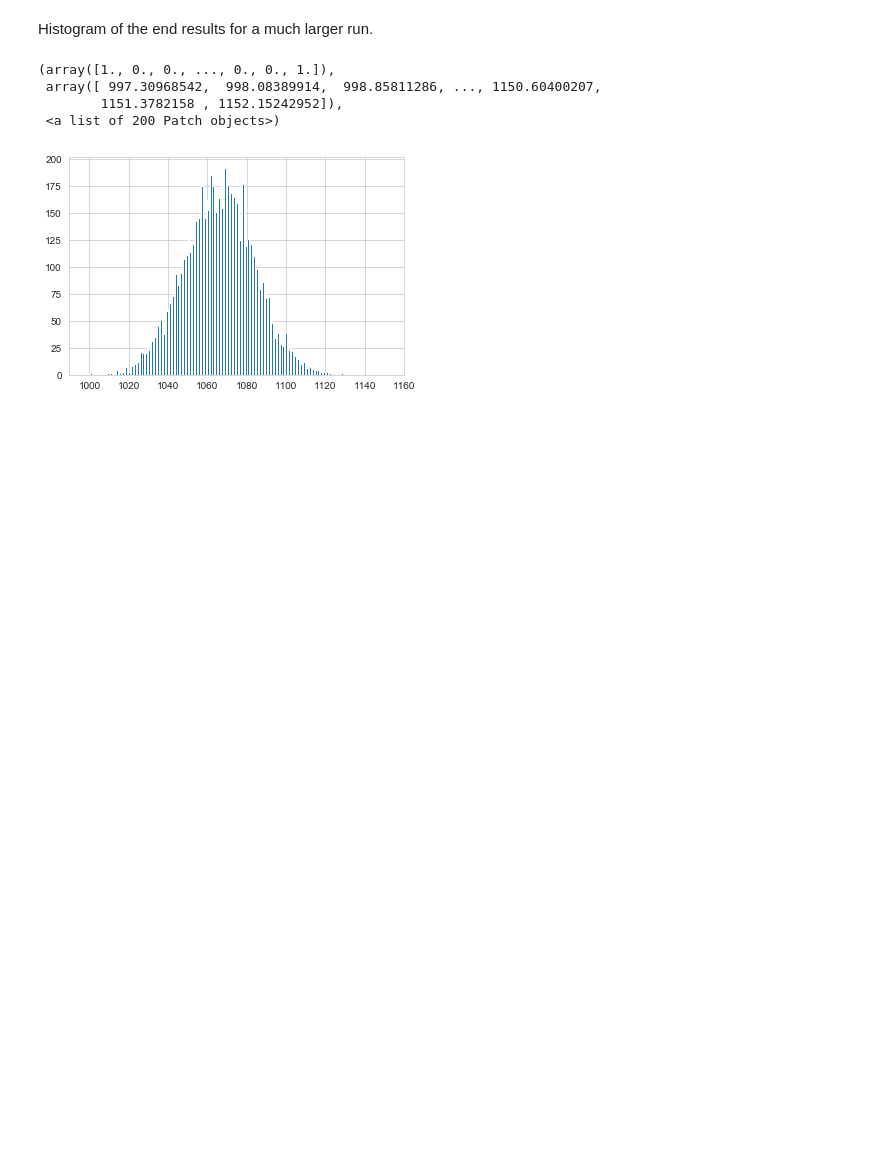
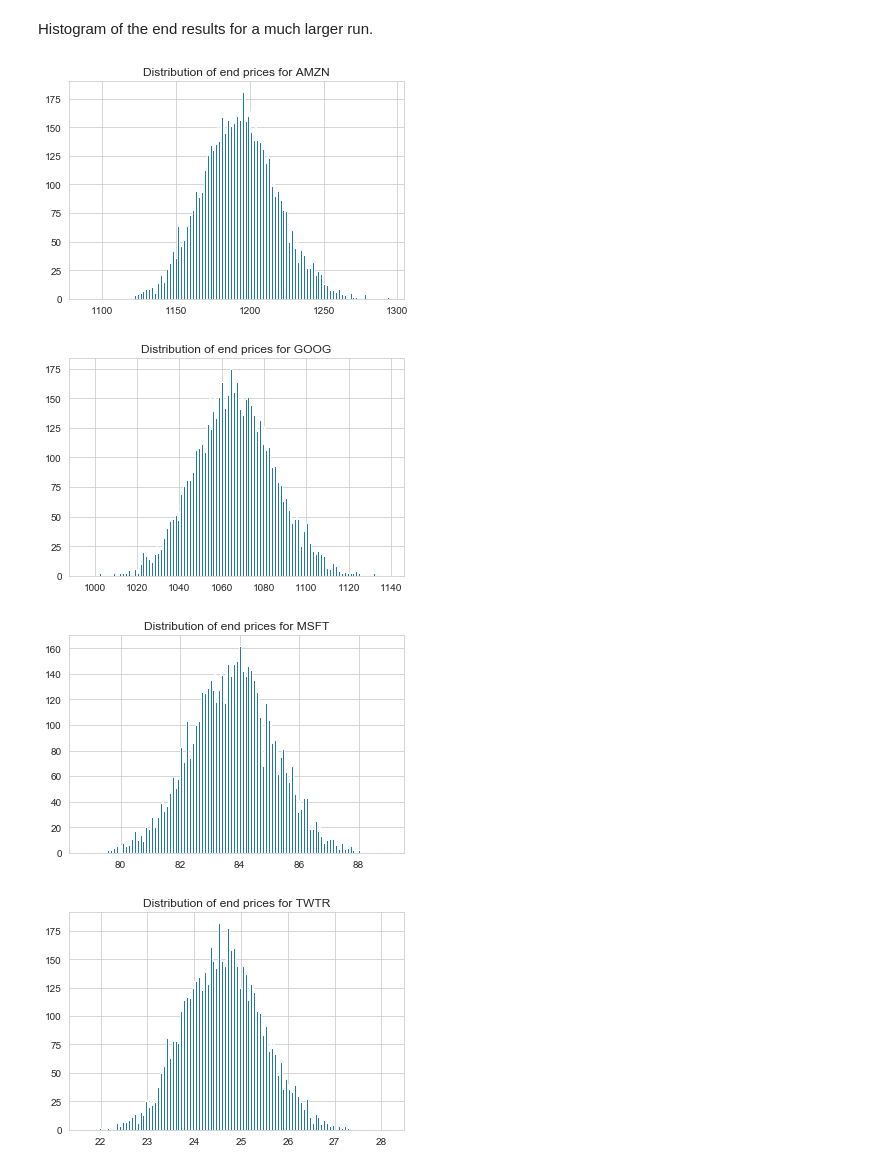
Before and after one commit to shethsukhada/Technology-Stocks-Analysis-using-Python, a Jupyter notebook: stock_market_analysis.ipynb, the cells around one changed output. Drawn from its saved outputs; the diff is of its cells as text; code cells hidden in the pictures; blank space fills up the shorter version.

Commit message:
value at risk for all the stocks

```diff
--- a/stock_market_analysis.ipynb
+++ b/stock_market_analysis.ipynb
@@ -425,12 +428,16 @@ GOOG.head()
 | 2018-01-04 | 1093.569946 | 1084.001953 | 1088.000000 | 1086.400024 | 1004600 | 1086.400024 | GOOG |
 | 2018-01-05 | 1104.250000 | 1092.000000 | 1094.000000 | 1102.229980 | 1279100 | 1102.229980 | GOOG |
 | 2018-01-08 | 1111.270020 | 1101.619995 | 1102.229980 | 1106.939941 | 1047600 | 1106.939941 | GOOG |
-# %%
-start_price = GOOG['Adj Close'][0]
 # %%
-for run in range(100):
-    plt.plot(stock_monte_carlo(start_price,days,mu,sigma))
-plt.xlabel("Days")
-plt.ylabel("Price")
-plt.title('Monte Carlo Analysis for Google')
+for col in rets.columns:
+    mu = rets.mean()[col]
+    sigma =  rets.std()[col]
+    start_price = closing_df[col][0]
+    plt.figure()
+    for run in range(100):
+        plt.plot(stock_monte_carlo(start_price,days,mu,sigma))
+    plt.xlabel("Days")
+    plt.ylabel("Price")
+    title  =  'Monte Carlo Analysis for ' + col
+    plt.title(title)
 # %% [output]
@@ -439,25 +448,32 @@ Text(0.5, 1.0, 'Monte Carlo Analysis for Google')
+# %%
+runs = 10000
+index = runs
+# empty matrix to hold the end price data
+simulations = pd.DataFrame(0.00000,index = np.arange(runs), columns = rets.columns)
 # %% [markdown]
 Histogram of the end results for a much larger run.
 # %%
-runs = 10000
-
-# empty matrix to hold the end price data
-simulations = np.zeros(runs)
-
 # Setting the print options of numpy to only display 0-5 points from an array to suppress output
 np.set_printoptions(threshold=5)
 
-for run in range(runs):
-    # Setting the simulation data point as the last stock price for that run
-    simulations[run] = stock_monte_carlo(start_price,days,mu,sigma)[days-1];
+for col in rets.columns:
+    mu = rets.mean()[col]
+    sigma =  rets.std()[col]
+    start_price = closing_df[col][0]
+    for run in range(runs):
+        # Setting the simulation data point as the last stock price for that run
+        simulations[col][run] = stock_monte_carlo(start_price,days,mu,sigma)[days-1];
 # %%
 # Now let's plot the distribution of the end prices
-plt.hist(simulations,bins=200)
+for col in rets.columns:
+    plt.figure()
+    title = "Distribution of end prices for " + col
+    plt.title(title)
+    plt.hist(simulations[col],bins=200)
 # %% [output]
-(array([1., 0., 0., ..., 0., 0., 1.]),
- array([ 997.30968542,  998.08389914,  998.85811286, ..., 1150.60400207,
-        1151.3782158 , 1152.15242952]),
- <a list of 200 Patch objects>)
-[figure, old version]
+[figure, new version]
+[figure, added]
+[figure, added]
+[figure, added]
 # %%
 # q as the 1% empirical qunatile, this basically means that 99% of the values should fall between here
```
Also changed, not shown: parts of 9 cells of this notebook.
